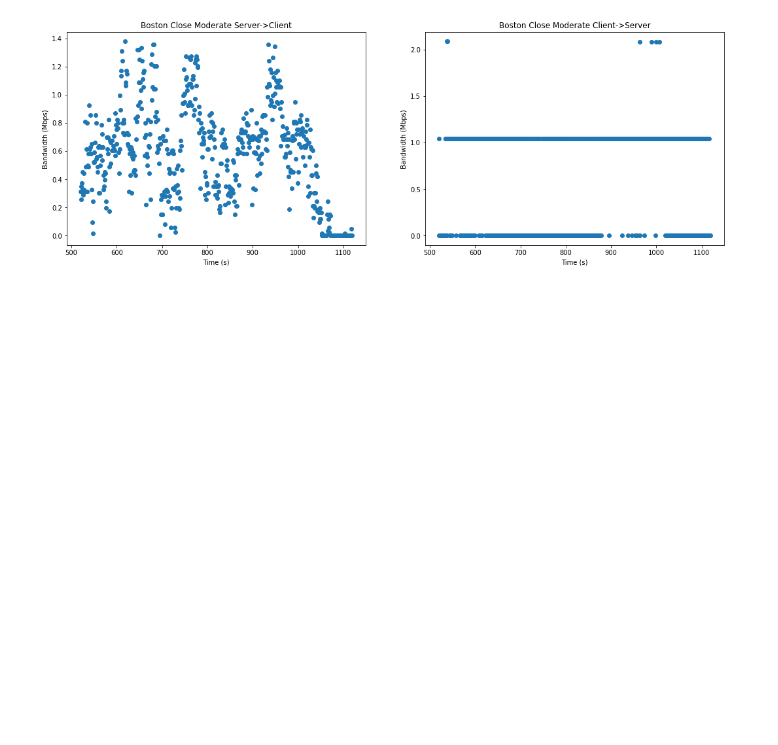
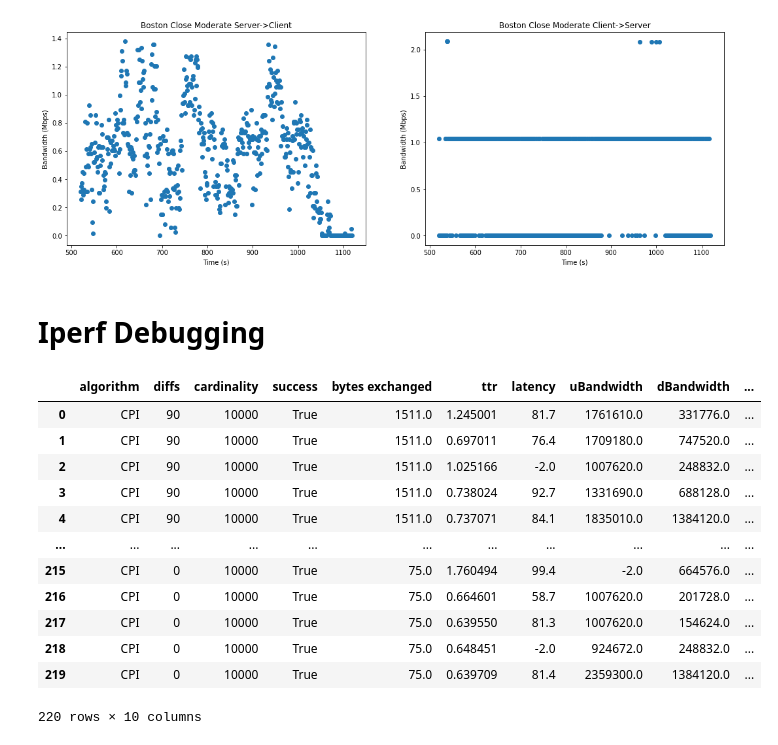
Before and after one commit to nislab/gensync, a Jupyter notebook: run/analysis.ipynb, the cells around one changed output. Drawn from its saved outputs; the diff is of its cells as text; code cells hidden in the pictures; blank space fills up the shorter version.

```diff
--- a/run/analysis.ipynb
+++ b/run/analysis.ipynb
@@ -912,3 +912,22 @@ plot_bdw_mailinglist(b_1031_sc, b_1031_cs, "Boston Close Static")
 plot_bdw_mailinglist(b_1033_sc, b_1033_cs, "Boston Close Moderate")
 # %% [output]
 [figure]
+# %% [markdown]
+# Iperf Debugging
+# %%
+iperf_1026_dbg = ca.parse(get_net_path('debug/gensync_026003316_1026.csv'), summarize=True)
+iperf_1026_dbg
+# %% [output]
+|  | algorithm | diffs | cardinality | success | bytes exchanged | ttr | latency | uBandwidth | dBandwidth | ... |
+| 0 | CPI | 90 | 10000 | True | 1511.0 | 1.245001 | 81.7 | 1761610.0 | 331776.0 | ... |
+| 1 | CPI | 90 | 10000 | True | 1511.0 | 0.697011 | 76.4 | 1709180.0 | 747520.0 | ... |
+| 2 | CPI | 90 | 10000 | True | 1511.0 | 1.025166 | -2.0 | 1007620.0 | 248832.0 | ... |
+| 3 | CPI | 90 | 10000 | True | 1511.0 | 0.738024 | 92.7 | 1331690.0 | 688128.0 | ... |
+| 4 | CPI | 90 | 10000 | True | 1511.0 | 0.737071 | 84.1 | 1835010.0 | 1384120.0 | ... |
+| ... | ... | ... | ... | ... | ... | ... | ... | ... | ... | ... |
+| 215 | CPI | 0 | 10000 | True | 75.0 | 1.760494 | 99.4 | -2.0 | 664576.0 | ... |
+| 216 | CPI | 0 | 10000 | True | 75.0 | 0.664601 | 58.7 | 1007620.0 | 201728.0 | ... |
+| 217 | CPI | 0 | 10000 | True | 75.0 | 0.639550 | 81.3 | 1007620.0 | 154624.0 | ... |
+| 218 | CPI | 0 | 10000 | True | 75.0 | 0.648451 | -2.0 | 924672.0 | 248832.0 | ... |
+| 219 | CPI | 0 | 10000 | True | 75.0 | 0.639709 | 81.4 | 2359300.0 | 1384120.0 | ... |
+220 rows × 10 columns
```
Also changed, not shown: parts of 3 cells of this notebook, 6 other files.
